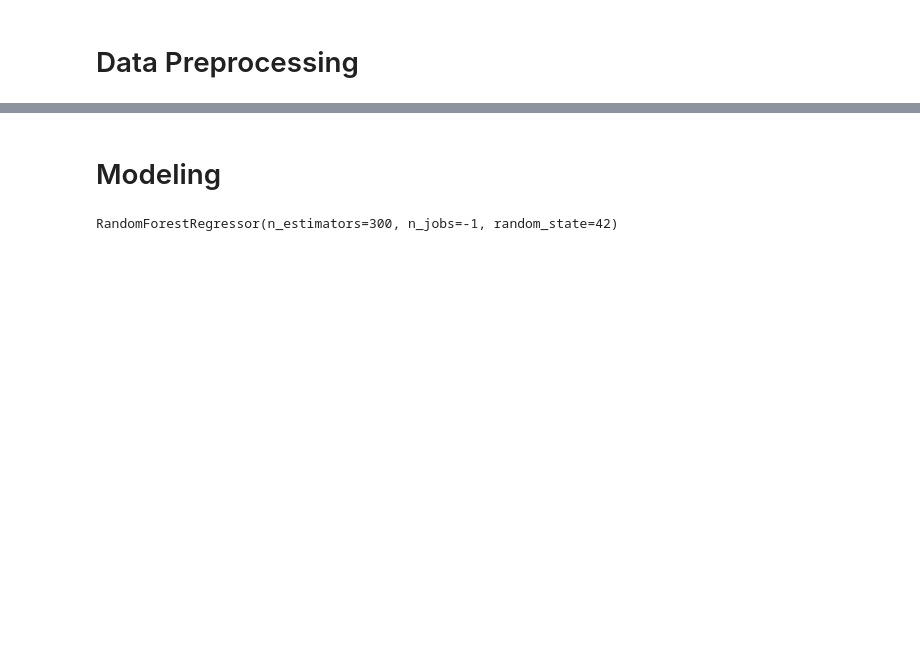
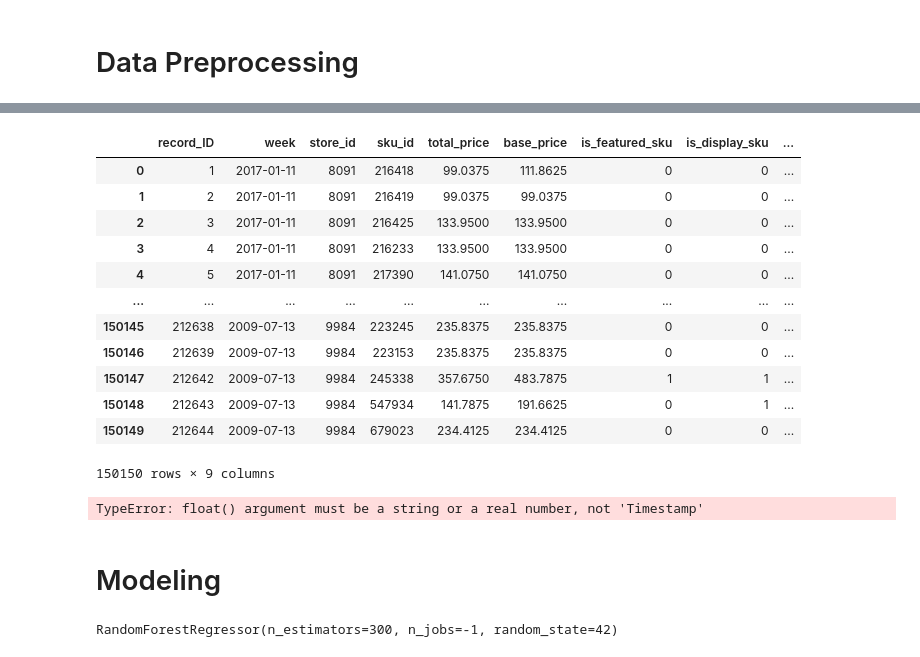
Before and after one commit to ngnquanq/Demand-Forecasting, a Jupyter notebook: notebooks/playground.ipynb, the cells around one changed output, grey strips where cells are left out. Saved outputs shown, nothing was run; the diff lists cells and outputs as text; code cells hidden in the pictures; blank space fills up the shorter version.

Commit message:
Add
Recreate the training pipeline

```diff
--- a/notebooks/playground.ipynb
+++ b/notebooks/playground.ipynb
@@ -105,0 +371,16 @@ FEATURE_COLS = (
+# %%
+df
+# %% [output]
+|  | record_ID | week | store_id | sku_id | total_price | base_price | is_featured_sku | is_display_sku | ... |
+| 0 | 1 | 2017-01-11 | 8091 | 216418 | 99.0375 | 111.8625 | 0 | 0 | ... |
+| 1 | 2 | 2017-01-11 | 8091 | 216419 | 99.0375 | 99.0375 | 0 | 0 | ... |
+| 2 | 3 | 2017-01-11 | 8091 | 216425 | 133.9500 | 133.9500 | 0 | 0 | ... |
+| 3 | 4 | 2017-01-11 | 8091 | 216233 | 133.9500 | 133.9500 | 0 | 0 | ... |
+| 4 | 5 | 2017-01-11 | 8091 | 217390 | 141.0750 | 141.0750 | 0 | 0 | ... |
+| ... | ... | ... | ... | ... | ... | ... | ... | ... | ... |
+| 150145 | 212638 | 2009-07-13 | 9984 | 223245 | 235.8375 | 235.8375 | 0 | 0 | ... |
+| 150146 | 212639 | 2009-07-13 | 9984 | 223153 | 235.8375 | 235.8375 | 0 | 0 | ... |
+| 150147 | 212642 | 2009-07-13 | 9984 | 245338 | 357.6750 | 483.7875 | 1 | 1 | ... |
+| 150148 | 212643 | 2009-07-13 | 9984 | 547934 | 141.7875 | 191.6625 | 0 | 1 | ... |
+| 150149 | 212644 | 2009-07-13 | 9984 | 679023 | 234.4125 | 234.4125 | 0 | 0 | ... |
+150150 rows × 9 columns
@@ -106,3 +404,8 @@ FEATURE_COLS = (
+# %%
+pipeline.fit(X, y)
+y_pred = pipeline.predict(X)
+# %% [output]
+TypeError: float() argument must be a string or a real number, not 'Timestamp'
 # %%
 # # Store data to the preprocessed folder
 # saved_data = pd.concat([X, y], axis=1)
```
Also changed, not shown: parts of 14 cells of this notebook, 1 other file.
